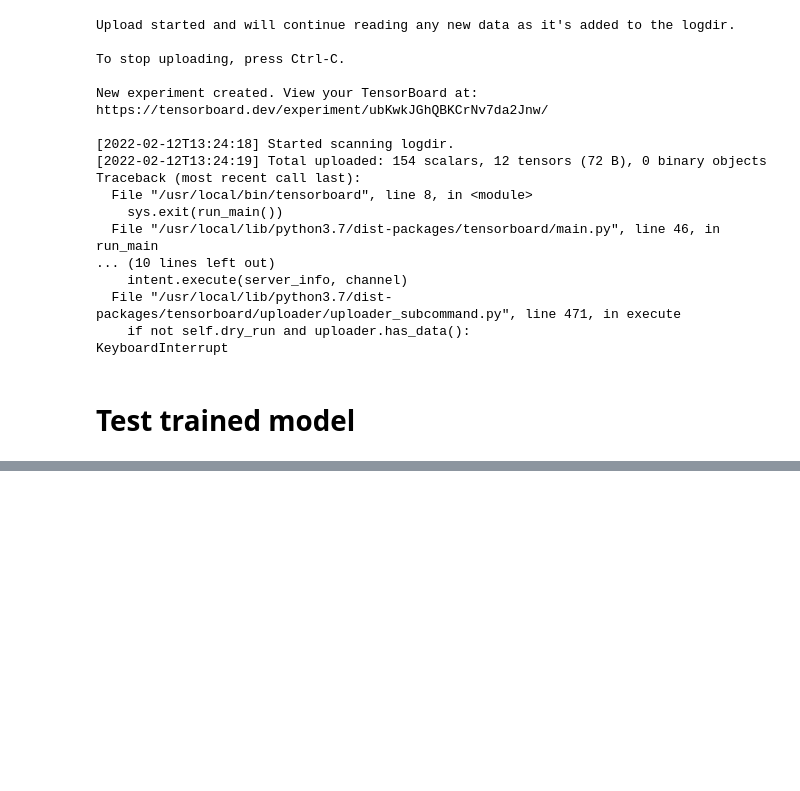
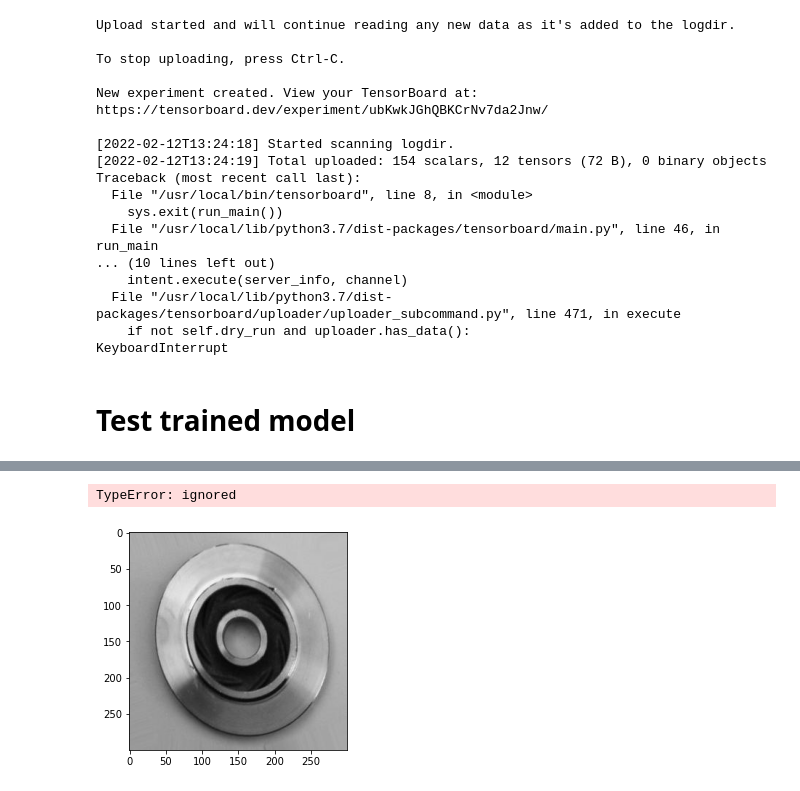
Before and after one commit to VasquezMatias/Master_Thesis_Profactor, a Jupyter notebook: notebooks/luna_example.ipynb, the cells around one changed output, grey strips where cells are left out. Cells and saved outputs as stored; diff of their text form; code cells hidden in the pictures; blank space fills up the shorter version.

```diff
--- a/notebooks/luna_example.ipynb
+++ b/notebooks/luna_example.ipynb
@@ -238,0 +268,10 @@ DATALOADER:0 VALIDATE RESULTS
+# %%
+plt.imshow(((img
+                  * std[:, None, None]
+                  + mean[:, None, None])).permute(1, 2, 0).numpy())
+x, y, rgb = np.where(shap_values[0][0]>0.01)
+plt.scatter(x, y, s=15, c='r', alpha=[a for a in shap_values[0][0][x,y,rgb]])
+plt.show()
+# %% [output]
+TypeError: ignored
+[figure, added]
```
Also changed, not shown: parts of 35 cells of this notebook, 1 other file.
